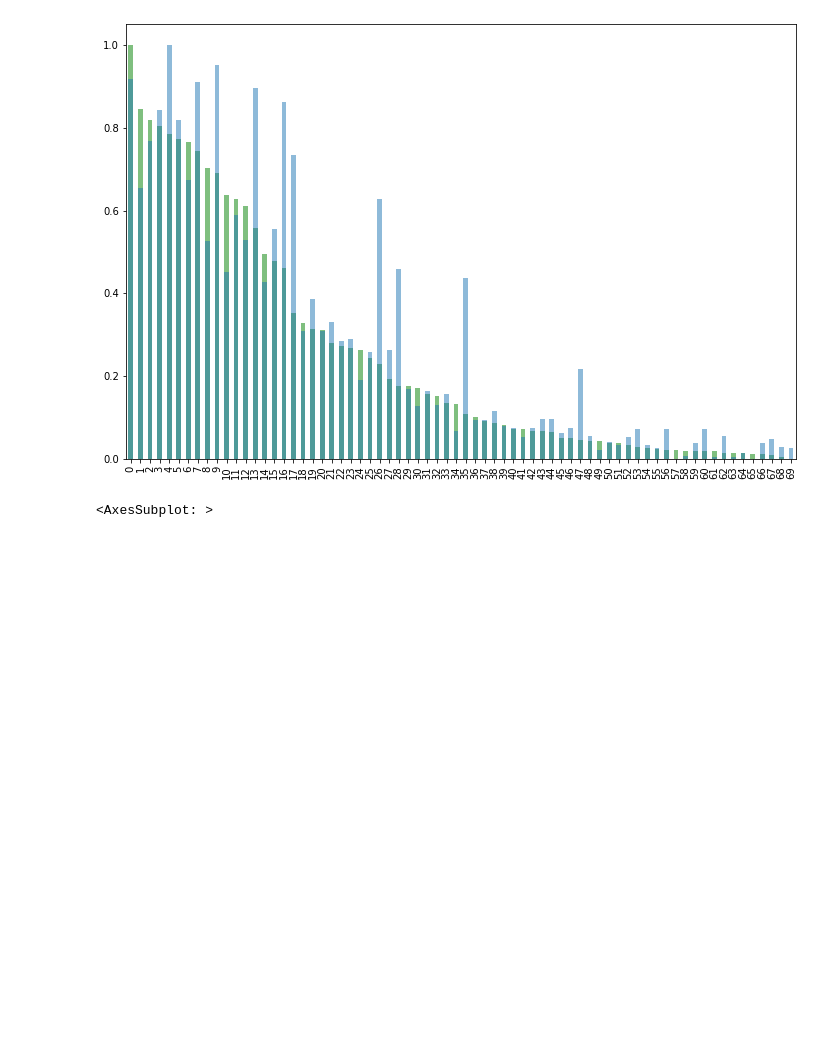
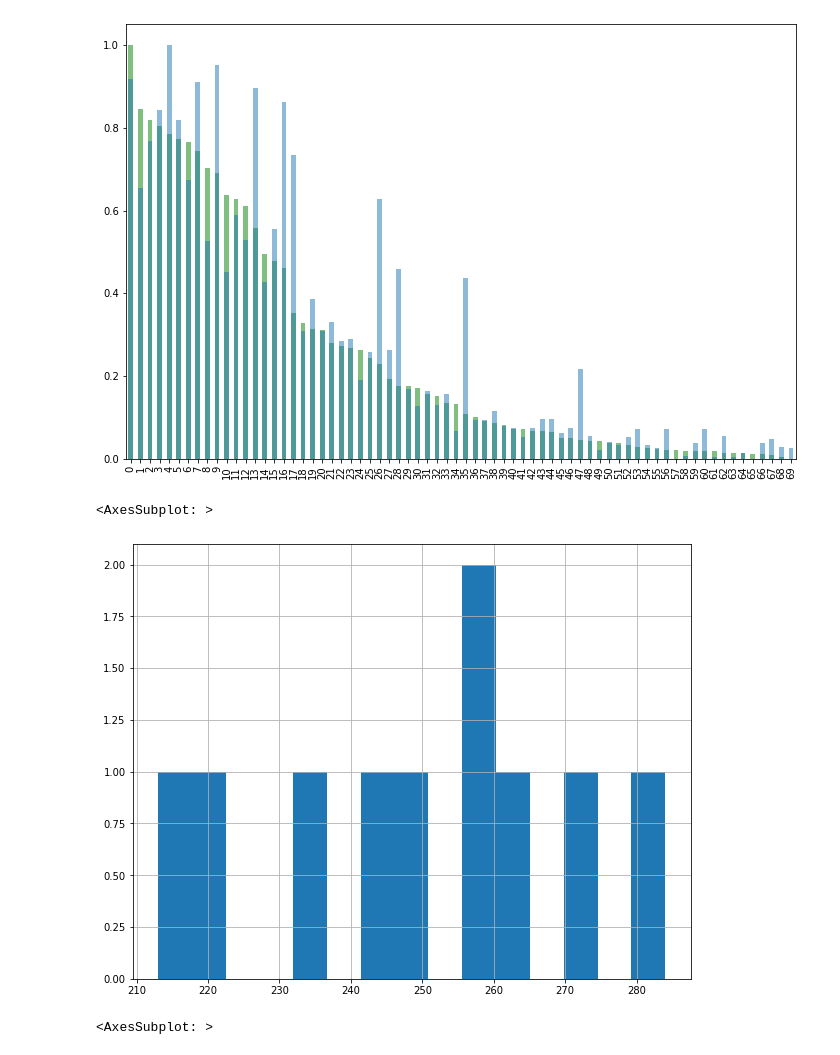
Before and after one commit to boostcampaitech4lv23recsys2/level2_movierecommendation_recsys-level2-recsys-08, a Jupyter notebook: EDA/EDA_cwj.ipynb, the cells around one changed output. Cells and saved outputs as stored; diff of their text form; code cells hidden in the pictures; blank space fills up the shorter version.

```diff
--- a/EDA/EDA_cwj.ipynb
+++ b/EDA/EDA_cwj.ipynb
@@ -902,4 +948,10 @@ pd.Series(std.fit_transform(year_item.movie_count[:70].reset_index())[:,1]).plot
 <AxesSubplot: >
 <AxesSubplot: >
 [figure]
+# %%
+# 상위 10개 년도, 영화들 만든 횟수
+year_data.groupby('year').item.count().sort_values()[::-1][:10].hist(bins=15, figsize=(10,8))
+# %% [output]
+<AxesSubplot: >
+[figure, added]
 # %%
```
Also changed, not shown: parts of 11 cells of this notebook.
